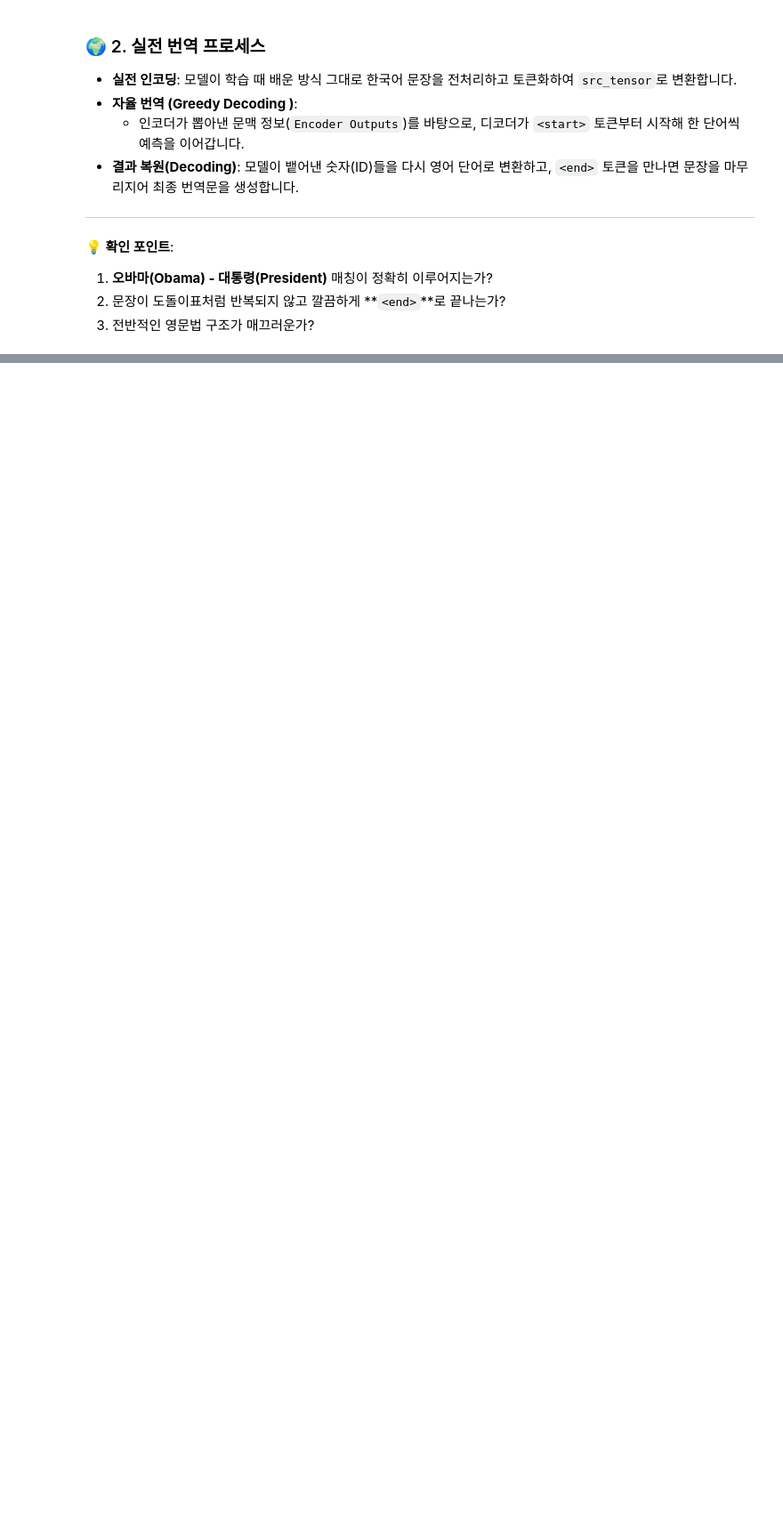
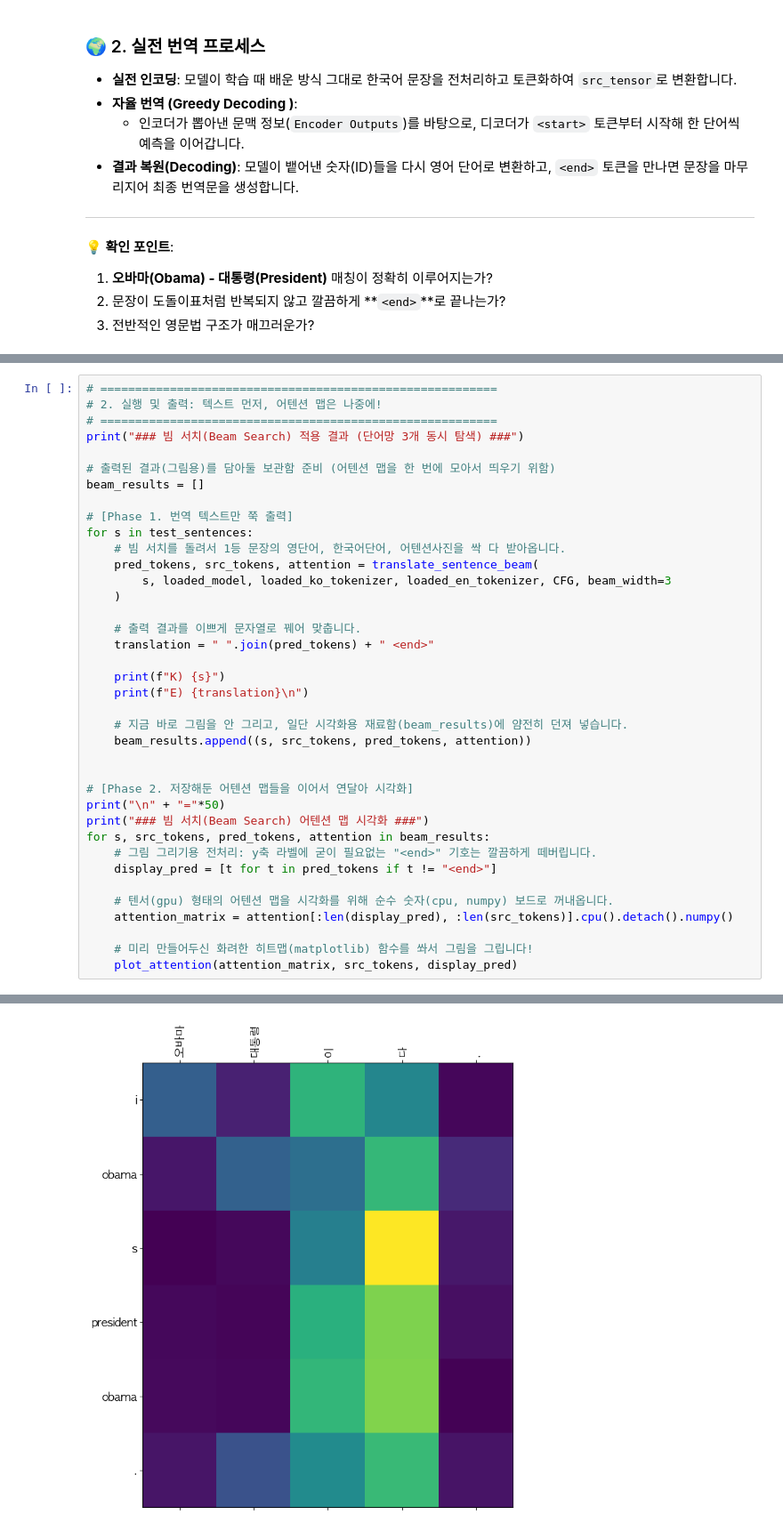
Before and after one commit to wide-bridge/James_AIFFEL_quest_eng, a Jupyter notebook: NLP/NLP01/ko_eng_trans.ipynb, the cells around one changed output, grey strips where cells are left out. Shown at 89% size. Saved outputs shown, nothing was run; the diff lists cells and outputs as text; blank space fills up the shorter version.

Commit message:
bean search

```diff
--- a/NLP/NLP01/ko_eng_trans.ipynb
+++ b/NLP/NLP01/ko_eng_trans.ipynb
@@ -1195,0 +1397,39 @@ translate_and_visualize(test_sentences, model, loaded_ko_tokenizer, loaded_en_to
+# %%
+# =========================================================
+# 2. 실행 및 출력: 텍스트 먼저, 어텐션 맵은 나중에!
+# =========================================================
+print("### 빔 서치(Beam Search) 적용 결과 (단어망 3개 동시 탐색) ###")
+
+# 출력된 결과(그림용)를 담아둘 보관함 준비 (어텐션 맵을 한 번에 모아서 띄우기 위함)
+beam_results = []
+
+# [Phase 1. 번역 텍스트만 쭉 출력]
+for s in test_sentences:
+    # 빔 서치를 돌려서 1등 문장의 영단어, 한국어단어, 어텐션사진을 싹 다 받아옵니다.
+    pred_tokens, src_tokens, attention = translate_sentence_beam(
+        s, loaded_model, loaded_ko_tokenizer, loaded_en_tokenizer, CFG, beam_width=3
+    )
+
+    # 출력 결과를 이쁘게 문자열로 꿰어 맞춥니다.
+    translation = " ".join(pred_tokens) + " <end>"
+
+    print(f"K) {s}")
+    print(f"E) {translation}\n")
+
+    # 지금 바로 그림을 안 그리고, 일단 시각화용 재료함(beam_results)에 얌전히 던져 넣습니다.
+    beam_results.append((s, src_tokens, pred_tokens, attention))
+
+
+# [Phase 2. 저장해둔 어텐션 맵들을 이어서 연달아 시각화]
+print("\n" + "="*50)
+print("### 빔 서치(Beam Search) 어텐션 맵 시각화 ###")
+for s, src_tokens, pred_tokens, attention in beam_results:
+    # 그림 그리기용 전처리: y축 라벨에 굳이 필요없는 "<end>" 기호는 깔끔하게 떼버립니다.
+    display_pred = [t for t in pred_tokens if t != "<end>"]
+
+    # 텐서(gpu) 형태의 어텐션 맵을 시각화를 위해 순수 숫자(cpu, numpy) 보드로 꺼내옵니다.
+    attention_matrix = attention[:len(display_pred), :len(src_tokens)].cpu().detach().numpy()
+
+    # 미리 만들어두신 화려한 히트맵(matplotlib) 함수를 쏴서 그림을 그립니다!
+    plot_attention(attention_matrix, src_tokens, display_pred)
+# %% [output]
@@ -1195,0 +1452 @@ translate_and_visualize(test_sentences, model, loaded_ko_tokenizer, loaded_en_to
+[figure, added]
```
Also changed, not shown: parts of 11 cells of this notebook.
